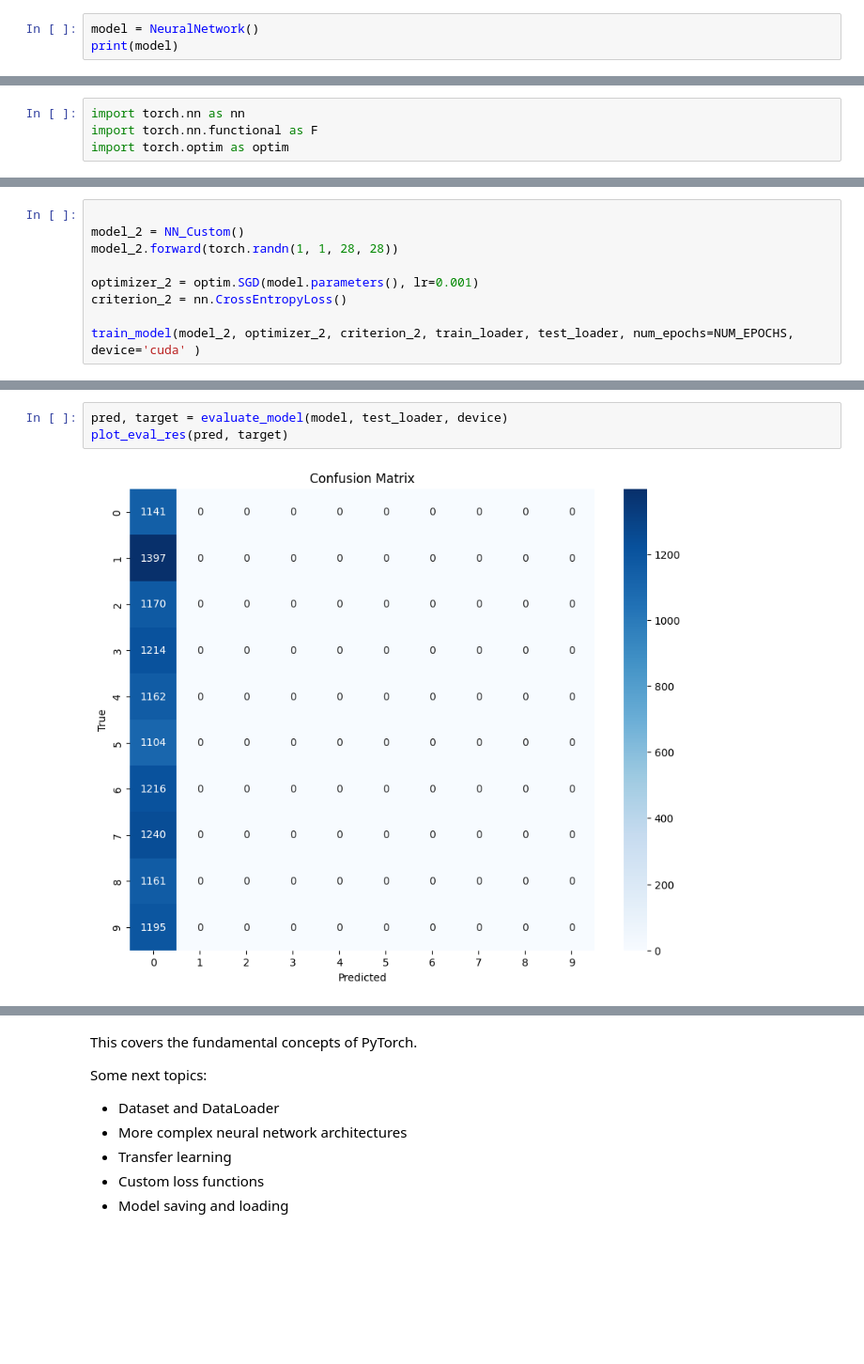
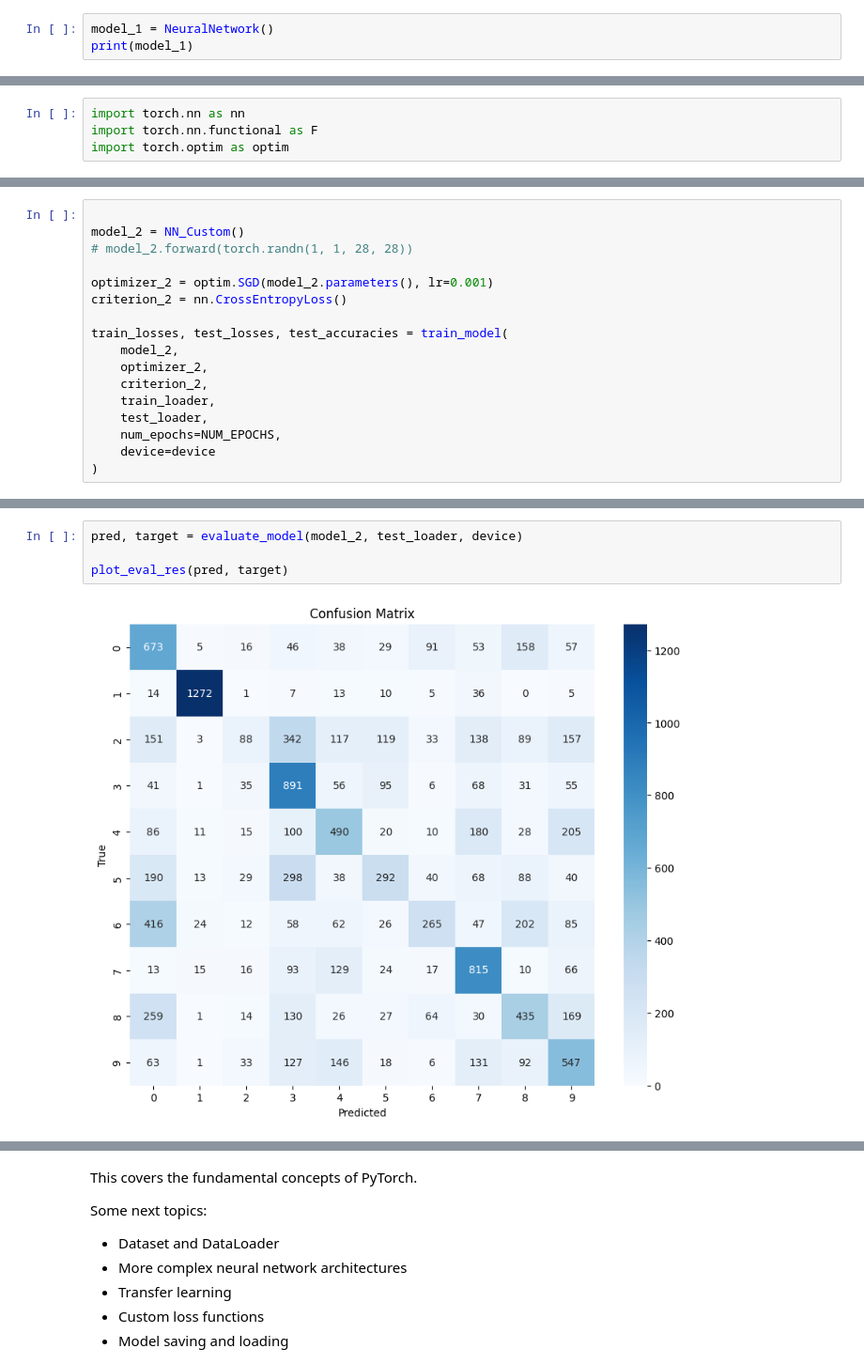
Before and after one commit to pranav-vish/PyTorch-Refresher, a Jupyter notebook: learn.ipynb, the cells around one changed output, grey strips where cells are left out. Shown: that part at 94% size. Saved outputs shown, nothing was run; the diff lists cells and outputs as text; blank space fills up the shorter version.

```diff
--- a/learn.ipynb
+++ b/learn.ipynb
@@ -108,8 +113,8 @@ class NeuralNetwork(nn.Module):
         x = self.layer3(x)
         return x
 # %%
-model = NeuralNetwork()
-print(model)
+model_1 = NeuralNetwork()
+print(model_1)
 # %% [output]
 NeuralNetwork(
   (layer1): Linear(in_features=4, out_features=3, bias=True)
@@ -462,12 +473,20 @@ class NN_Custom(nn.Module):
 # %%
 
 model_2 = NN_Custom()
-model_2.forward(torch.randn(1, 1, 28, 28))
+# model_2.forward(torch.randn(1, 1, 28, 28))
 
-optimizer_2 = optim.SGD(model.parameters(), lr=0.001)
+optimizer_2 = optim.SGD(model_2.parameters(), lr=0.001)
 criterion_2 = nn.CrossEntropyLoss()
 
-train_model(model_2, optimizer_2, criterion_2, train_loader, test_loader, num_epochs=NUM_EPOCHS, device='cuda' )
+train_losses, test_losses, test_accuracies = train_model(
+    model_2,
+    optimizer_2,
+    criterion_2,
+    train_loader,
+    test_loader,
+    num_epochs=NUM_EPOCHS,
+    device=device
+)
 # %% [output]
 16
 Epoch 0 in progress...
@@ -506,7 +512,8 @@ Test Accuracy: 9.75%
 # %%
-pred, target = evaluate_model(model, test_loader, device)
+pred, target = evaluate_model(model_2, test_loader, device)
+
 plot_eval_res(pred, target)
 # %% [output]
-[figure, old version]
+[figure, new version]
               precision    recall  f1-score   support
 
```
Also changed, not shown: parts of 29 cells of this notebook.
